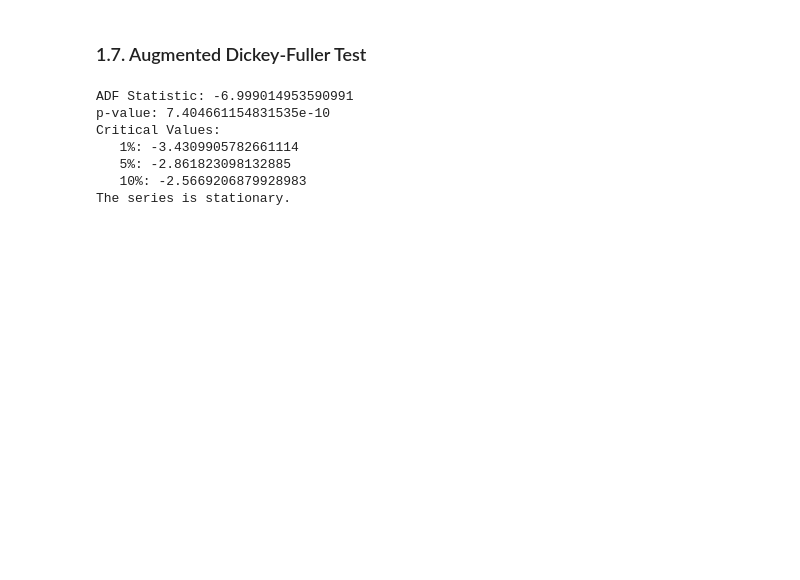
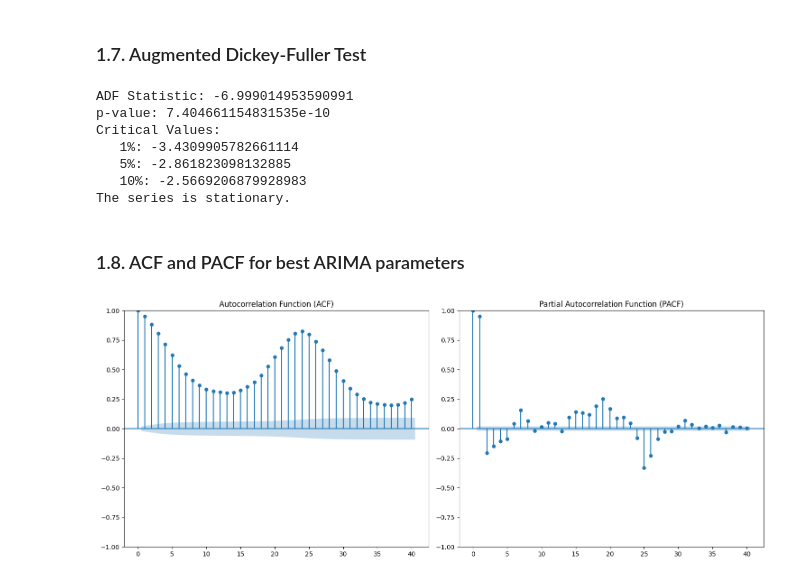
Before and after one commit to Adel2411/energy-consumption-prediction, a Jupyter notebook: data_processing.ipynb, the cells around one changed output. Saved outputs shown, nothing was run; the diff lists cells and outputs as text; code cells hidden in the pictures; blank space fills up the shorter version.

Commit message:
Created first arima model and added some Data informations in data processing file

```diff
--- a/data_processing.ipynb
+++ b/data_processing.ipynb
@@ -363,3 +363,27 @@ Critical Values:
    5%: -2.861823098132885
    10%: -2.5669206879928983
 The series is stationary.
+# %% [markdown]
+### 1.8. ACF and PACF for best ARIMA parameters
+# %%
+from statsmodels.graphics.tsaplots import plot_acf, plot_pacf
+
+# Plot ACF and PACF
+plt.figure(figsize=(15, 6))
+
+# ACF plot
+plt.subplot(1, 2, 1)
+plot_acf(train_data['EnergyConsumption(kWh)'], lags=40, ax=plt.gca())
+plt.title('Autocorrelation Function (ACF)')
+
+# PACF plot
+plt.subplot(1, 2, 2)
+plot_pacf(train_data['EnergyConsumption(kWh)'], lags=40, ax=plt.gca())
+plt.title('Partial Autocorrelation Function (PACF)')
+
+plt.tight_layout()
+plt.show()
+
+# ARIMA PARAMETERS (p=2, d=0, q=3)
+# %% [output]
+[figure, added]
```
Also changed, not shown: parts of 3 cells of this notebook, 2 other files.
